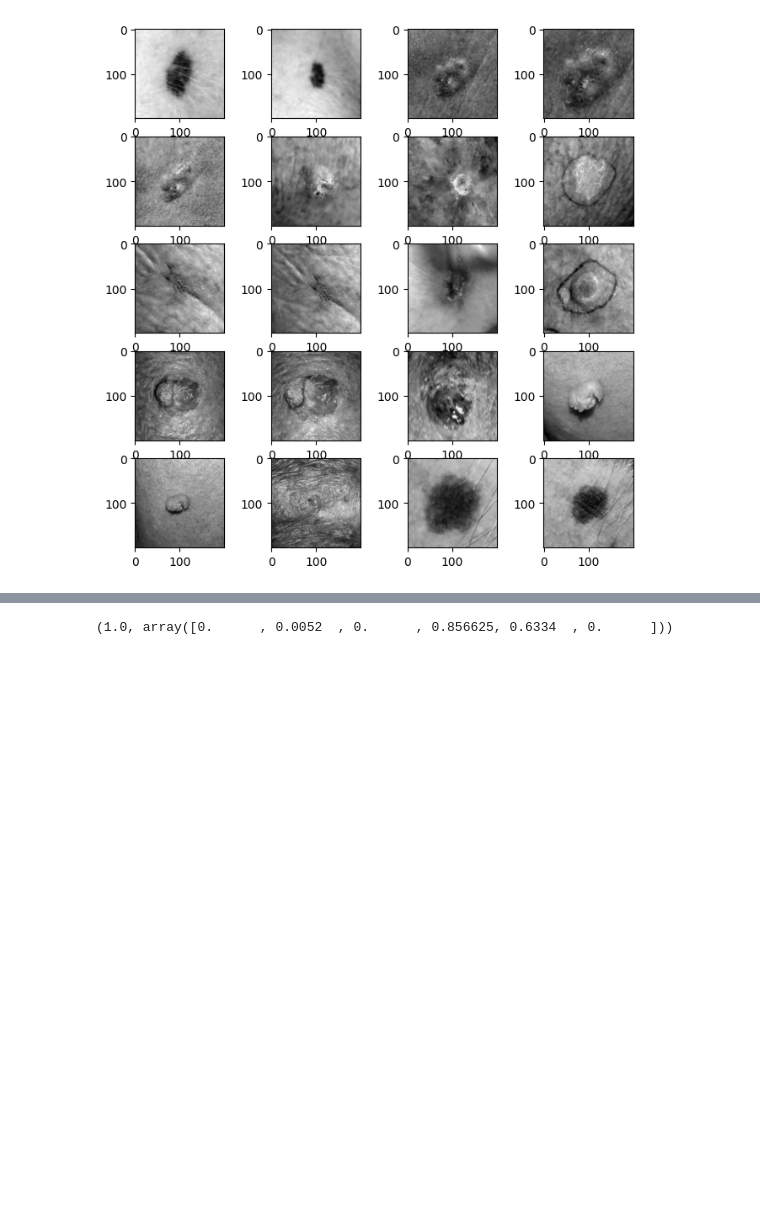
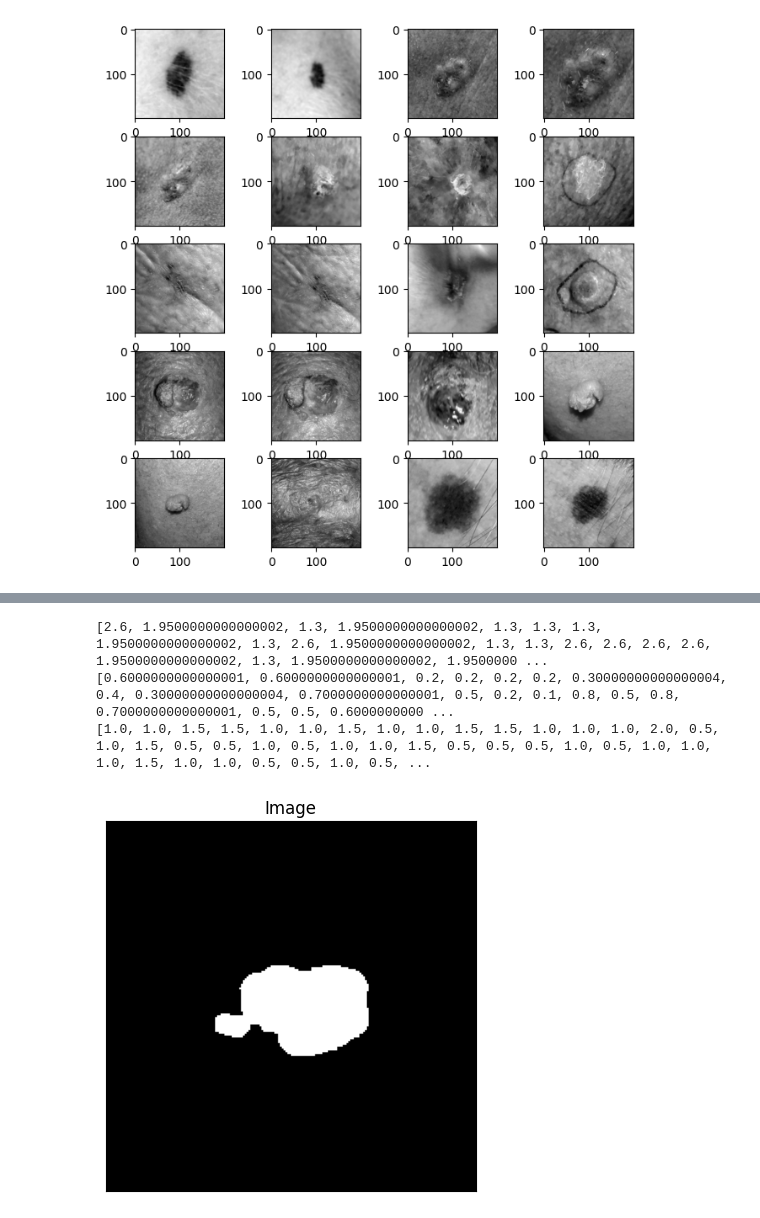
Before and after one commit to bc1719/FYP, a Jupyter notebook: FYP_Image_Preprocessing.ipynb, the cells around one changed output, grey strips where cells are left out. Cells and saved outputs as stored; diff of their text form; code cells hidden in the pictures; blank space fills up the shorter version.

```diff
--- a/FYP_Image_Preprocessing.ipynb
+++ b/FYP_Image_Preprocessing.ipynb
@@ -28,0 +47,4 @@ PAT_100_393_595.png.jpg
+# %%
+path_jpg4 = 'C:/Users/bolub/OneDrive/Masaüstü/Ders/Year_4/FYP/pad-ufes-20/images/imgs_process'
+img_files4 = [x for x in os.listdir(path_jpg4)]
+print(img_files4)
@@ -544,11 +578,33 @@ def check_color(image_path):
         if percentages[j] > L:
             score += 1
 
+
     return score*0.5, percentages
-
-
-input_var = 'pad-ufes-20/images/imgs_part_1/imgs_part_1_process/' + img_files[0]
-
-check_color(input_var)
-# %% [output]
-(1.0, array([0.      , 0.0052  , 0.      , 0.856625, 0.6334  , 0.      ]))
+# %%
+asym_arr = []
+border_arr = []
+color_arr = []
+
+
+for i in range(len(img_files4)):
+
+    input_var = path_jpg4 + '/' + img_files4[i]
+
+    result, contours = preProcess(input_var)
+    rot_img = drawMinAreaRect(result, contours)
+    score_asym = find_asymmetry(rot_img)
+    score_border = find_border_irregularity(rot_img)
+    score_color, _ = check_color(input_var)
+
+    asym_arr.append(score_asym)
+    border_arr.append(score_border)
+    color_arr.append(score_color)
+
+print(asym_arr)
+print(border_arr)
+print(color_arr)
+# %% [output]
+[2.6, 1.9500000000000002, 1.3, 1.9500000000000002, 1.3, 1.3, 1.3, 1.9500000000000002, 1.3, 2.6, 1.9500000000000002, 1.3, 1.3, 2.6, 2.6, 2.6, 2.6, 1.9500000000000002, 1.3, 1.9500000000000002, 1.9500000 ...
+[0.6000000000000001, 0.6000000000000001, 0.2, 0.2, 0.2, 0.2, 0.30000000000000004, 0.4, 0.30000000000000004, 0.7000000000000001, 0.5, 0.2, 0.1, 0.8, 0.5, 0.8, 0.7000000000000001, 0.5, 0.5, 0.6000000000 ...
+[1.0, 1.0, 1.5, 1.5, 1.0, 1.0, 1.5, 1.0, 1.0, 1.5, 1.5, 1.0, 1.0, 1.0, 2.0, 0.5, 1.0, 1.5, 0.5, 0.5, 1.0, 0.5, 1.0, 1.0, 1.5, 0.5, 0.5, 0.5, 1.0, 0.5, 1.0, 1.0, 1.0, 1.5, 1.0, 1.0, 0.5, 0.5, 1.0, 0.5, ...
+[figure, added]
```
Also changed, not shown: parts of 20 cells of this notebook.
